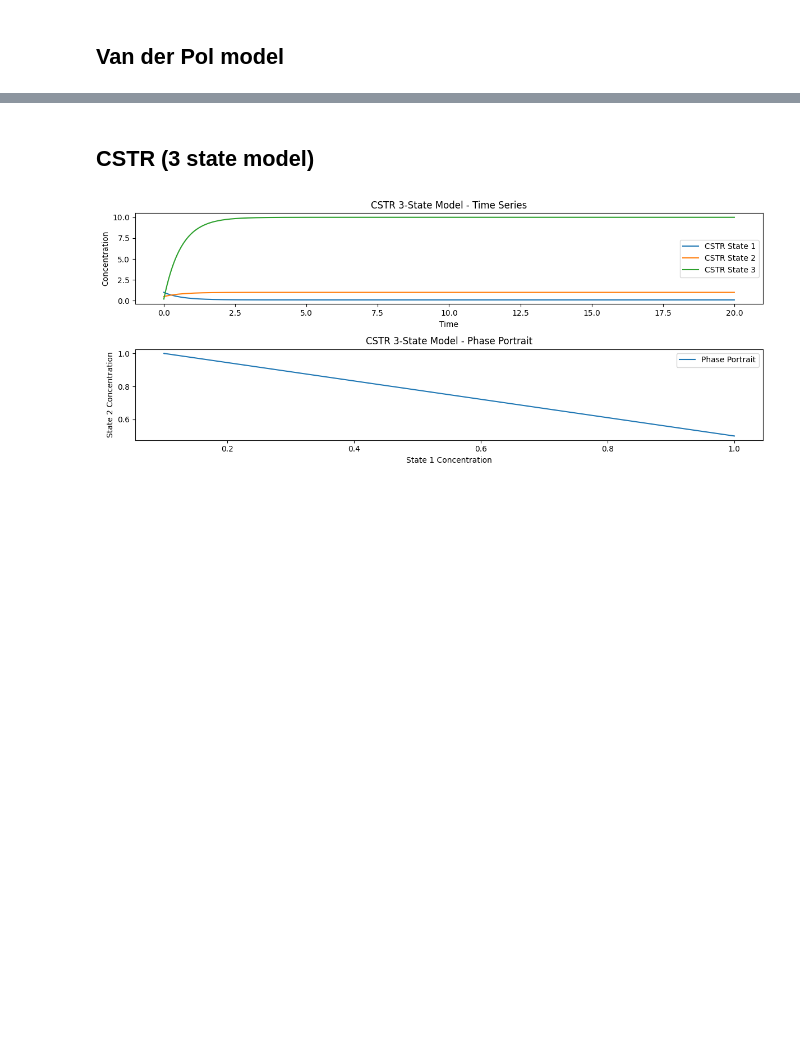
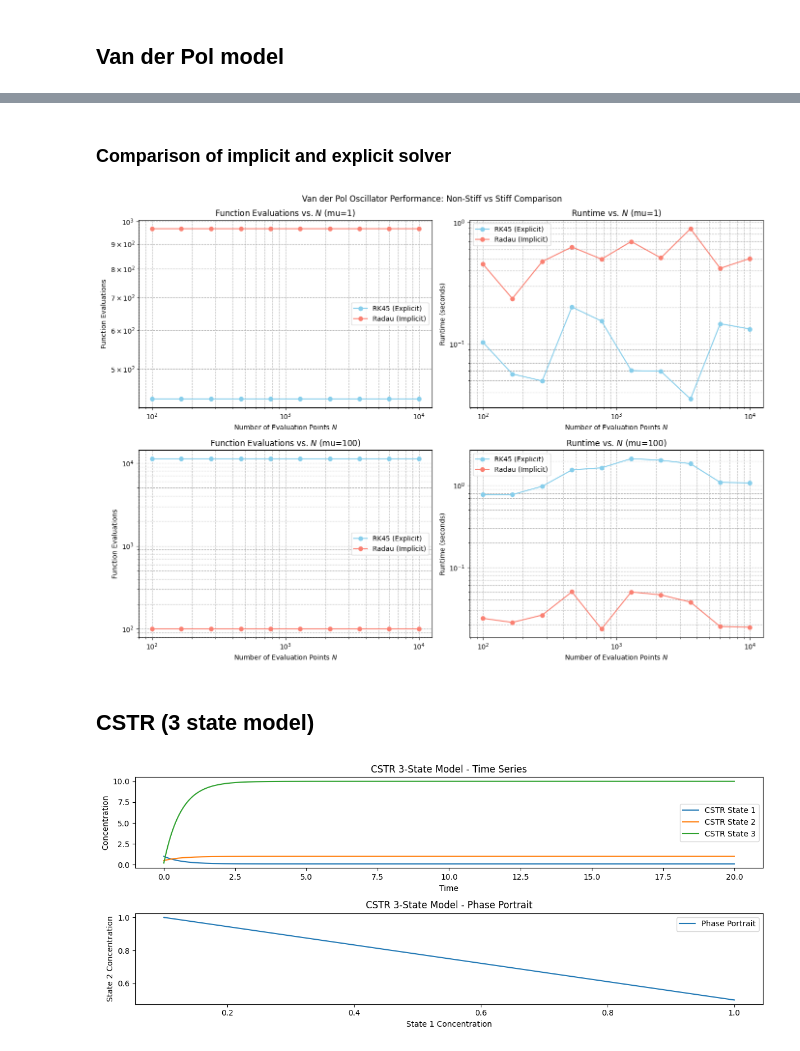
Before and after one commit to EuanCortes/02686-Project, a Jupyter notebook: TestProblemsSimulations.ipynb, the cells around one changed output, grey strips where cells are left out. Cells and saved outputs as stored; diff of their text form; code cells hidden in the pictures; blank space fills up the shorter version.

Commit message:
implicit vs explicit comparison

```diff
--- a/TestProblemsSimulations.ipynb
+++ b/TestProblemsSimulations.ipynb
@@ -108,3 +184,83 @@ plt.show()
+# %% [markdown]
+### Comparison of implicit and explicit solver
+# %%
+ import time
+
+# Parameters
+t_span = (0, 20)
+x0 = [2, 0]
+
+# Function to solve and record performance
+def solve_and_record(method, mu, N):
+    t_eval = np.linspace(t_span[0], t_span[1], N)
+    f, Jac = van_der_pol_model(mu)
+    start_time = time.time()
+    sol = solve_ivp(f, t_span, x0, method=method, t_eval=t_eval)
+    end_time = time.time()
+    runtime = end_time - start_time
+    nfev = sol.nfev
+    return runtime, nfev
+
+# Range of N values to test
+N_values = np.logspace(2, 4, 10, dtype=int)  # From 1e2 to 1e4 points
+
+# Mu values to test
+mu_values = [1, 100]
+
+# Data storage
+results = {}
+
+for mu in mu_values:
+    times_rk45 = []
+    nfev_rk45 = []
+    times_radau = []
+    nfev_radau = []
+
+    for N in N_values:
+        time_rk, nfev_rk = solve_and_record('RK45', mu, N)
+        time_rad, nfev_rad = solve_and_record('Radau', mu, N)
+
+        times_rk45.append(time_rk)
+        nfev_rk45.append(nfev_rk)
+        times_radau.append(time_rad)
+        nfev_radau.append(nfev_rad)
+
+    results[mu] = {
+        'times_rk45': times_rk45,
+        'nfev_rk45': nfev_rk45,
+        'times_radau': times_radau,
+        'nfev_radau': nfev_radau,
+    }
+
+# Plotting
+fig, axs = plt.subplots(2, 2, figsize=(14, 10))
+
+for idx, mu in enumerate(mu_values):
+    axs[idx, 0].plot(N_values, results[mu]['nfev_rk45'], 'o-', label='RK45 (Explicit)', color='skyblue')
+    axs[idx, 0].plot(N_values, results[mu]['nfev_radau'], 'o-', label='Radau (Implicit)', color='salmon')
+    axs[idx, 0].set_xscale('log')
+    axs[idx, 0].set_yscale('log')
+    axs[idx, 0].set_xlabel('Number of Evaluation Points $N$')
+    axs[idx, 0].set_ylabel('Function Evaluations')
+    axs[idx, 0].set_title(f'Function Evaluations vs. $N$ (mu={mu})')
+    axs[idx, 0].legend()
+    axs[idx, 0].grid(True, which="both", ls="--")
+
+    axs[idx, 1].plot(N_values, results[mu]['times_rk45'], 'o-', label='RK45 (Explicit)', color='skyblue')
+    axs[idx, 1].plot(N_values, results[mu]['times_radau'], 'o-', label='Radau (Implicit)', color='salmon')
+    axs[idx, 1].set_xscale('log')
+    axs[idx, 1].set_yscale('log')
+    axs[idx, 1].set_xlabel('Number of Evaluation Points $N$')
+    axs[idx, 1].set_ylabel('Runtime (seconds)')
+    axs[idx, 1].set_title(f'Runtime vs. $N$ (mu={mu})')
+    axs[idx, 1].legend()
+    axs[idx, 1].grid(True, which="both", ls="--")
+
+plt.suptitle("Van der Pol Oscillator Performance: Non-Stiff vs Stiff Comparison")
+plt.tight_layout()
+plt.show()
+# %% [output]
+[figure, added]
 # %% [markdown]
 ## CSTR (3 state model)
 # %%
```
Also changed, not shown: parts of 6 cells of this notebook.
